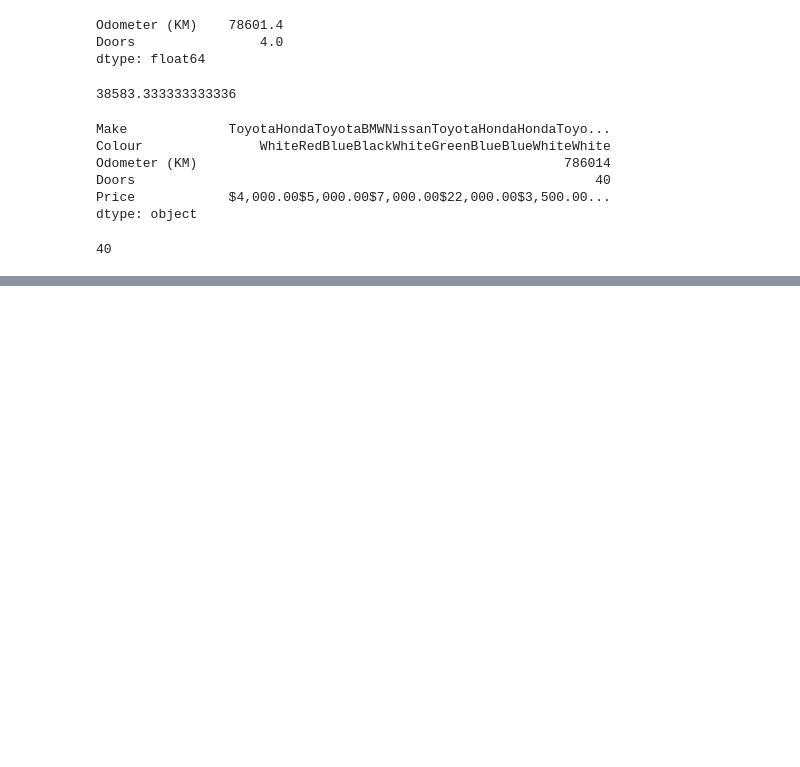
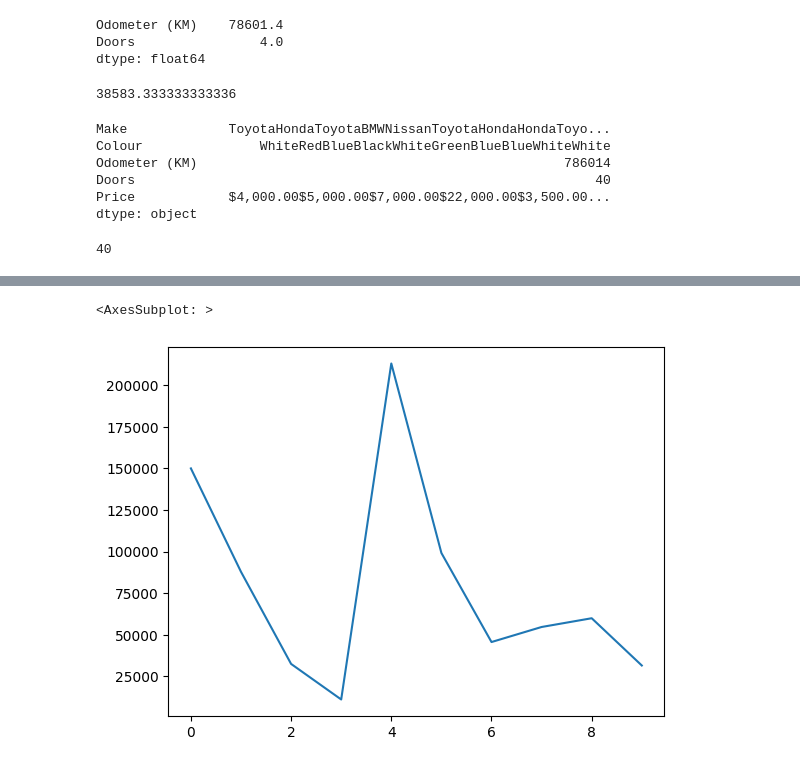
Before and after one commit to Ayoubkassi/Machine-Learning-and-Data-Science, a Jupyter notebook: introduction-to-pandas.ipynb, the cells around one changed output, grey strips where cells are left out. Cells and saved outputs as stored; diff of their text form; code cells hidden in the pictures; blank space fills up the shorter version.

```diff
--- a/introduction-to-pandas.ipynb
+++ b/introduction-to-pandas.ipynb
@@ -161,0 +348,5 @@ car_sales["Doors"].sum()
+# %%
+car_sales["Odometer (KM)"].plot()
+# %% [output]
+<AxesSubplot: >
+[figure, added]
```
Also changed, not shown: parts of 28 cells of this notebook.
